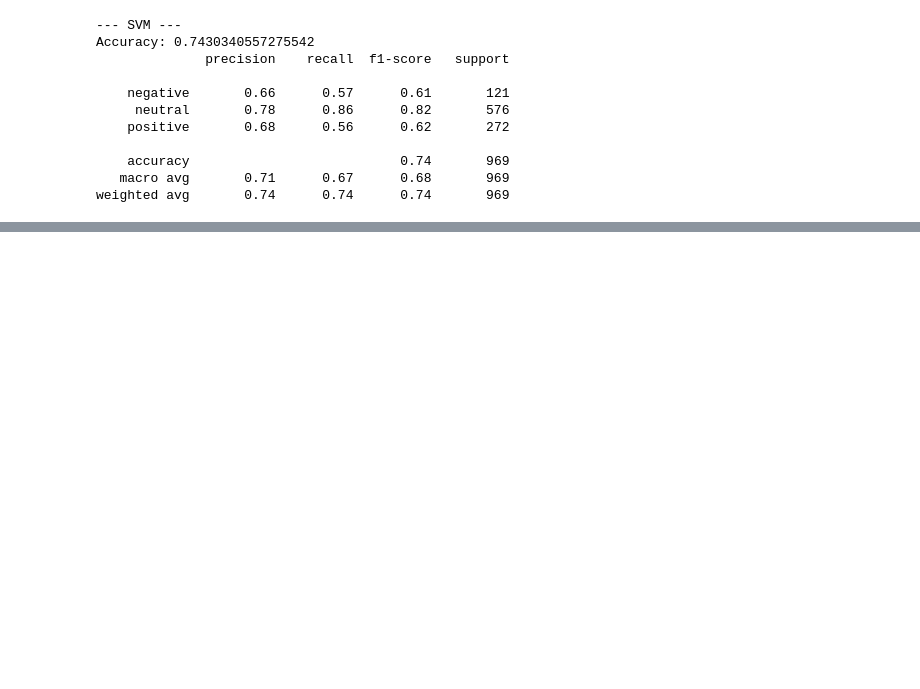
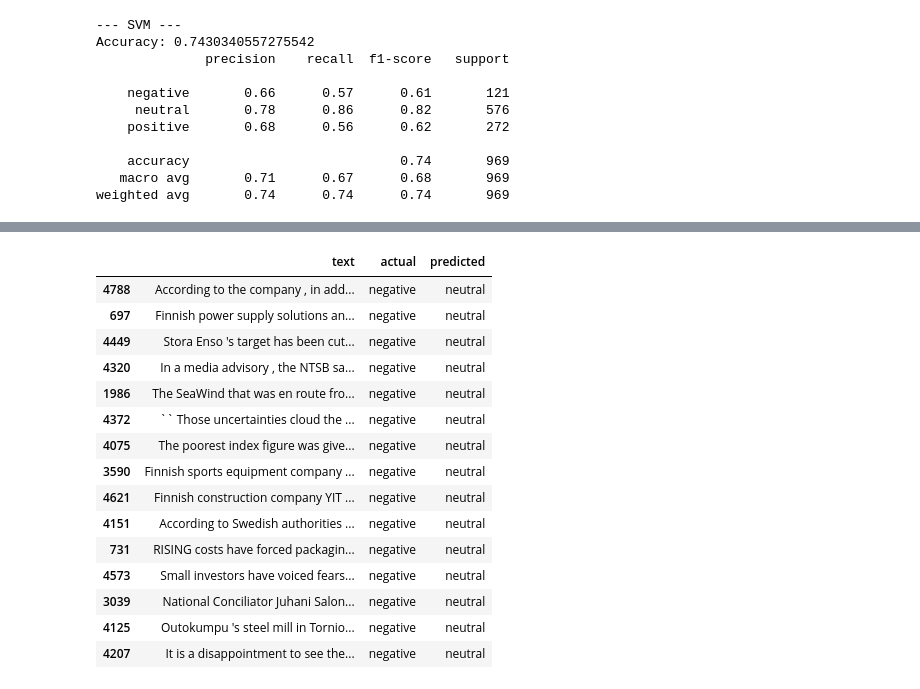
Before and after one commit to AryanDash77/financial-news-sentiment, a Jupyter notebook: notebooks/02_modelling.ipynb, the cells around one changed output, grey strips where cells are left out. Drawn from its saved outputs; the diff is of its cells as text; code cells hidden in the pictures; blank space fills up the shorter version.

```diff
--- a/notebooks/02_modelling.ipynb
+++ b/notebooks/02_modelling.ipynb
@@ -103,0 +136,20 @@ weighted avg       0.74      0.74      0.74       969
+# %%
+pd.set_option('display.max_colwidth', None)
+neg_as_neutral[["text", "actual", "predicted"]].head(15)
+# %% [output]
+|  | text | actual | predicted |
+| 4788 | According to the company , in add... | negative | neutral |
+| 697 | Finnish power supply solutions an... | negative | neutral |
+| 4449 | Stora Enso 's target has been cut... | negative | neutral |
+| 4320 | In a media advisory , the NTSB sa... | negative | neutral |
+| 1986 | The SeaWind that was en route fro... | negative | neutral |
+| 4372 | `` Those uncertainties cloud the ... | negative | neutral |
+| 4075 | The poorest index figure was give... | negative | neutral |
+| 3590 | Finnish sports equipment company ... | negative | neutral |
+| 4621 | Finnish construction company YIT ... | negative | neutral |
+| 4151 | According to Swedish authorities ... | negative | neutral |
+| 731 | RISING costs have forced packagin... | negative | neutral |
+| 4573 | Small investors have voiced fears... | negative | neutral |
+| 3039 | National Conciliator Juhani Salon... | negative | neutral |
+| 4125 | Outokumpu 's steel mill in Tornio... | negative | neutral |
+| 4207 | It is a disappointment to see the... | negative | neutral |
```
Also changed, not shown: parts of 6 cells of this notebook.
